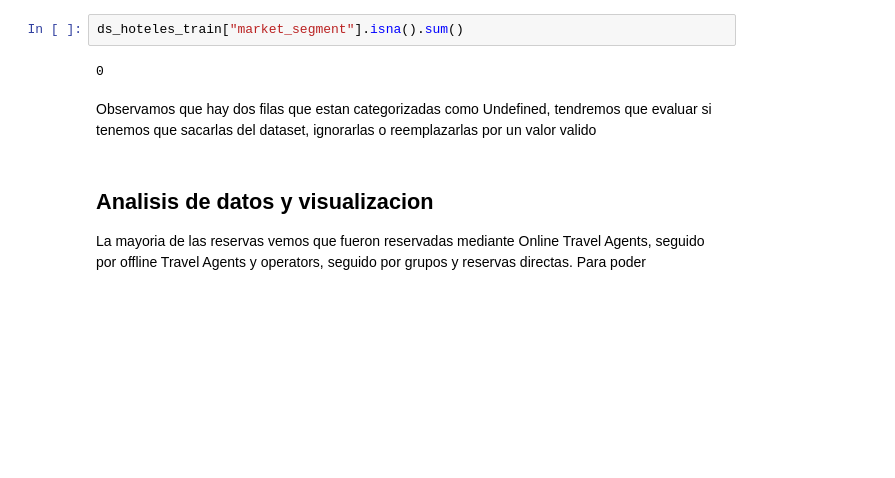
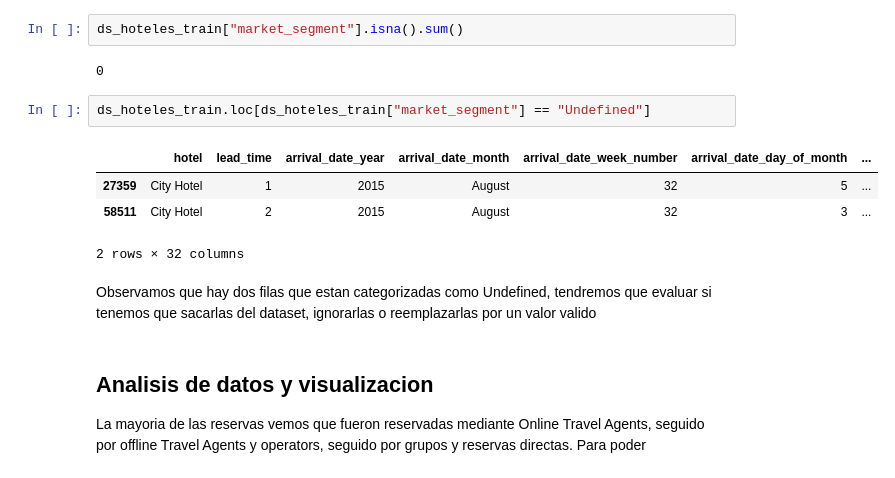
Before and after one commit to juanignaciogiacobbe/7506R-2C2023-GRUPO15, a Jupyter notebook: 7506R_TP1_GRUPO15_CHP1_ENTREGA.ipynb, the cells around one changed output. Cells and saved outputs as stored; diff of their text form; blank space fills up the shorter version.

```diff
--- a/7506R_TP1_GRUPO15_CHP1_ENTREGA.ipynb
+++ b/7506R_TP1_GRUPO15_CHP1_ENTREGA.ipynb
@@ -2193,6 +2209,13 @@ market_segmets_counts
 ds_hoteles_train["market_segment"].isna().sum()
 # %% [output]
 0
+# %%
+ds_hoteles_train.loc[ds_hoteles_train["market_segment"] == "Undefined"]
+# %% [output]
+|  | hotel | lead_time | arrival_date_year | arrival_date_month | arrival_date_week_number | arrival_date_day_of_month | ... |
+| 27359 | City Hotel | 1 | 2015 | August | 32 | 5 | ... |
+| 58511 | City Hotel | 2 | 2015 | August | 32 | 3 | ... |
+2 rows × 32 columns
 # %% [markdown]
 Observamos que hay dos filas que estan categorizadas como Undefined, tendremos que evaluar si tenemos que sacarlas del dataset, ignorarlas o reemplazarlas por un valor valido
 # %% [markdown]
```
Also changed, not shown: parts of 38 cells of this notebook.
